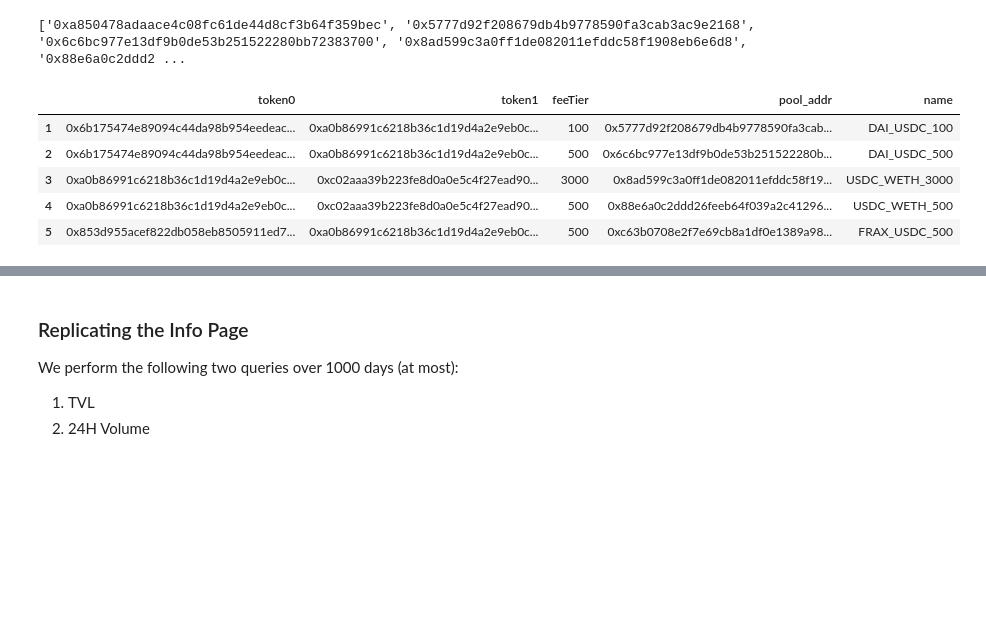
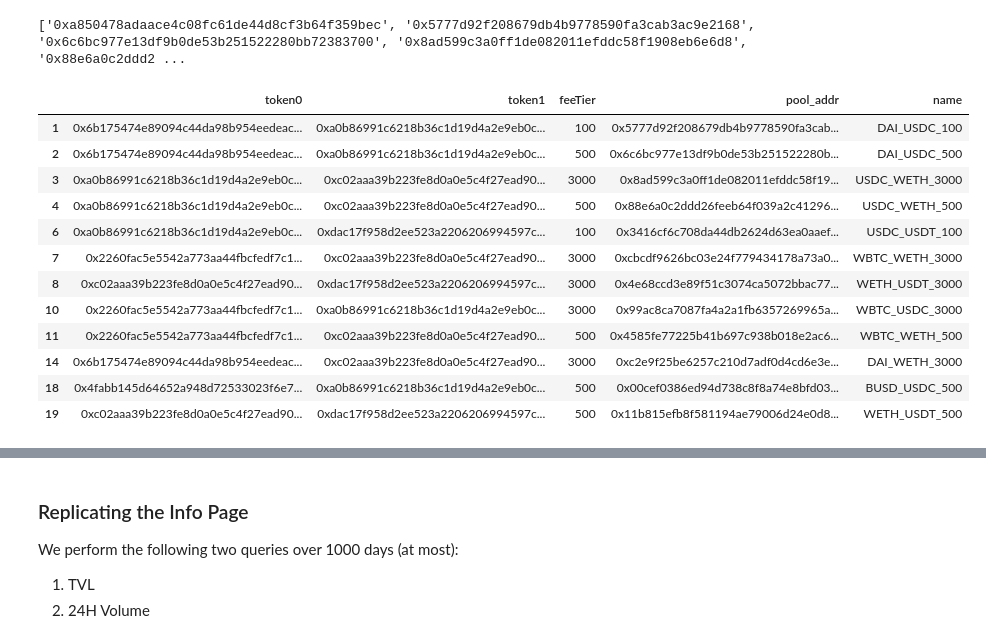
Before and after one commit to StardustLID/eth-uniswap-prelim-analysis, a Jupyter notebook: analysis/chart_data.ipynb, the cells around one changed output, grey strips where cells are left out. Saved outputs shown, nothing was run; the diff lists cells and outputs as text; code cells hidden in the pictures; blank space fills up the shorter version.

```diff
--- a/analysis/chart_data.ipynb
+++ b/analysis/chart_data.ipynb
@@ -28,14 +54,14 @@ whitelisted_symbols = ["BUSD", "USDC", "USDT", "DAI", "WETH", "WBNB", "WBTC"]
 # %%
-TEN_LARGEST_TVL_POOLS_QUERY = """
+TWENTY_LARGEST_TVL_POOLS_QUERY = """
 {
-    pools(first: 10, orderBy: totalValueLockedUSD, orderDirection: desc) {
+    pools(first: 20, orderBy: totalValueLockedUSD, orderDirection: desc) {
         id
     }
 }
 """
 if refetch:
     largest_tvl_pool_ids = run_query(
-        uniswap_v3_subgraph_url, TEN_LARGEST_TVL_POOLS_QUERY
+        UNISWAP_V3_SUBGRAPH_URL, TWENTY_LARGEST_TVL_POOLS_QUERY
     )
     largest_tvl_pool_addrs = list(
         map(lambda x: x["id"], largest_tvl_pool_ids["data"]["pools"])
@@ -98,46 +124,51 @@ def format_pool_name(symbol0: str, symbol1: str, fee_tier: int) -> str:
 # %%
 with open(f"{data_folder}/topPoolDatas.json", "r") as f:
     top_pool_datas = json.load(f)
 
-# TODO: better token symbol mapping
-token_symbols = dict()
-
 # replace nested dict with token addr
 for pool_dict in top_pool_datas["topPoolDatas"]:
     for token in ["token0", "token1"]:
-        token_symbols[pool_dict[token]["id"]] = pool_dict[token]["symbol"]
         pool_dict[token] = pool_dict[token]["id"]
 
 top_pools_df = pd.DataFrame.from_dict(top_pool_datas["topPoolDatas"]).astype(
     {"token0": str, "token1": str, "feeTier": int}
 )
 
-# add addr and name
+# drop unused cols
+top_pools_df.drop(columns=["tick", "sqrtPrice", "liquidity"], inplace=True)
+
+# add addr
 top_pools_df["pool_addr"] = largest_tvl_pool_addrs
+
+# whitelist a pool if both its token0 and token1 are whitelisted
+is_whitelisted_pool = top_pools_df["token0"].isin(whitelisted_addresses) & top_pools_df[
+    "token1"
+].isin(whitelisted_addresses)
+top_pools_df = top_pools_df[is_whitelisted_pool]
+
+# add name
 top_pools_df["name"] = top_pools_df.apply(
     lambda x: format_pool_name(
-        token_symbols[x["token0"]], token_symbols[x["token1"]], x["feeTier"]
+        addr2sym(x["token0"]), addr2sym(x["token1"]), x["feeTier"]
     ),
     axis=1,
 )
 
-# drop unused cols
-top_pools_df.drop(columns=["tick", "sqrtPrice", "liquidity"], inplace=True)
-
-# drop pools without whitelisted symbols
-has_whitelisted_symbols = top_pools_df["name"].str.contains(
-    "|".join(whitelisted_symbols)
-)
-top_pools_df = top_pools_df[has_whitelisted_symbols]
-
-top_pools_df.head()
+top_pools_df
 # %% [output]
 |  | token0 | token1 | feeTier | pool_addr | name |
 | 1 | 0x6b175474e89094c44da98b954eedeac... | 0xa0b86991c6218b36c1d19d4a2e9eb0c... | 100 | 0x5777d92f208679db4b9778590fa3cab... | DAI_USDC_100 |
 | 2 | 0x6b175474e89094c44da98b954eedeac... | 0xa0b86991c6218b36c1d19d4a2e9eb0c... | 500 | 0x6c6bc977e13df9b0de53b251522280b... | DAI_USDC_500 |
 | 3 | 0xa0b86991c6218b36c1d19d4a2e9eb0c... | 0xc02aaa39b223fe8d0a0e5c4f27ead90... | 3000 | 0x8ad599c3a0ff1de082011efddc58f19... | USDC_WETH_3000 |
 | 4 | 0xa0b86991c6218b36c1d19d4a2e9eb0c... | 0xc02aaa39b223fe8d0a0e5c4f27ead90... | 500 | 0x88e6a0c2ddd26feeb64f039a2c41296... | USDC_WETH_500 |
-| 5 | 0x853d955acef822db058eb8505911ed7... | 0xa0b86991c6218b36c1d19d4a2e9eb0c... | 500 | 0xc63b0708e2f7e69cb8a1df0e1389a98... | FRAX_USDC_500 |
+| 6 | 0xa0b86991c6218b36c1d19d4a2e9eb0c... | 0xdac17f958d2ee523a2206206994597c... | 100 | 0x3416cf6c708da44db2624d63ea0aaef... | USDC_USDT_100 |
+| 7 | 0x2260fac5e5542a773aa44fbcfedf7c1... | 0xc02aaa39b223fe8d0a0e5c4f27ead90... | 3000 | 0xcbcdf9626bc03e24f779434178a73a0... | WBTC_WETH_3000 |
+| 8 | 0xc02aaa39b223fe8d0a0e5c4f27ead90... | 0xdac17f958d2ee523a2206206994597c... | 3000 | 0x4e68ccd3e89f51c3074ca5072bbac77... | WETH_USDT_3000 |
+| 10 | 0x2260fac5e5542a773aa44fbcfedf7c1... | 0xa0b86991c6218b36c1d19d4a2e9eb0c... | 3000 | 0x99ac8ca7087fa4a2a1fb6357269965a... | WBTC_USDC_3000 |
+| 11 | 0x2260fac5e5542a773aa44fbcfedf7c1... | 0xc02aaa39b223fe8d0a0e5c4f27ead90... | 500 | 0x4585fe77225b41b697c938b018e2ac6... | WBTC_WETH_500 |
+| 14 | 0x6b175474e89094c44da98b954eedeac... | 0xc02aaa39b223fe8d0a0e5c4f27ead90... | 3000 | 0xc2e9f25be6257c210d7adf0d4cd6e3e... | DAI_WETH_3000 |
+| 18 | 0x4fabb145d64652a948d72533023f6e7... | 0xa0b86991c6218b36c1d19d4a2e9eb0c... | 500 | 0x00cef0386ed94d738c8f8a74e8bfd03... | BUSD_USDC_500 |
+| 19 | 0xc02aaa39b223fe8d0a0e5c4f27ead90... | 0xdac17f958d2ee523a2206206994597c... | 500 | 0x11b815efb8f581194ae79006d24e0d8... | WETH_USDT_500 |
 # %%
 top_pools_df.info()
 # %% [output]
```
Also changed, not shown: parts of 16 cells of this notebook, 7 other files.
